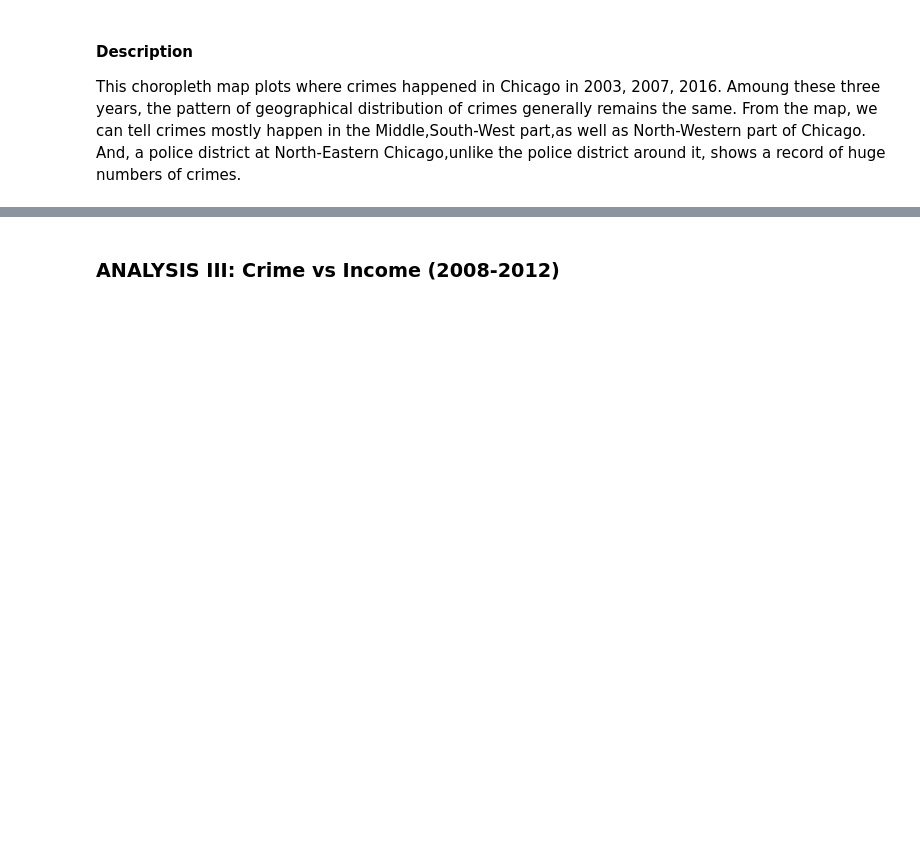
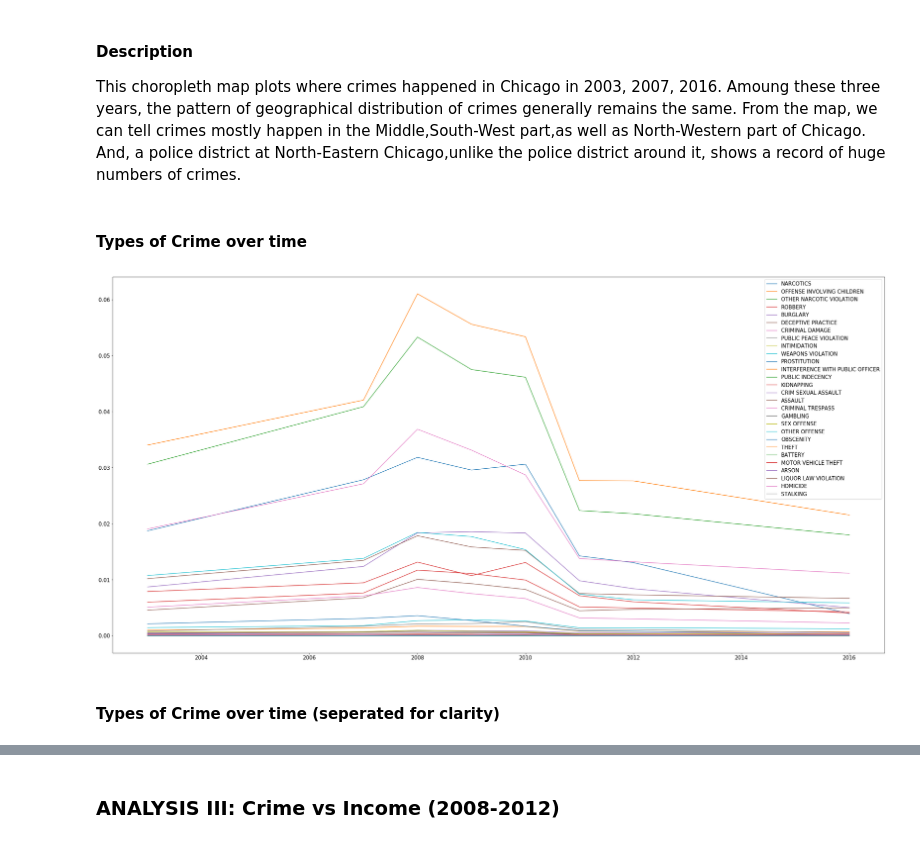
Before and after one commit to nschenone/Crime_Analysis_in_Chicago, a Jupyter notebook: COGS_108_Final_Project.ipynb, the cells around one changed output, grey strips where cells are left out. Cells and saved outputs as stored; diff of their text form; code cells hidden in the pictures; blank space fills up the shorter version.

```diff
--- a/COGS_108_Final_Project.ipynb
+++ b/COGS_108_Final_Project.ipynb
@@ -516,3 +516,36 @@ axs[2].set_title('Crime by region in Chicago in 2016');
 #### Description
 This choropleth map plots where crimes happened in Chicago in 2003, 2007, 2016. Amoung these three years, the pattern of geographical distribution of crimes generally remains the same.
 From the map, we can tell crimes mostly happen in the Middle,South-West part,as well as North-Western part of Chicago. And, a police district at North-Eastern Chicago,unlike the police district around it, shows a record of huge numbers of crimes.
+# %% [markdown]
+#### Types of Crime over time
+# %%
+plt.rcParams['figure.figsize'] = (40, 20)
+
+all_years = np.array([2003, 2007, 2008, 2009, 2010, 2011, 2012, 2016])
+all_crimes = np.array([len(df_2003), len(df_2007), len(df_2008), len(df_2009), len(df_2010), len(df_2011), len(df_2012), len(df_2016)])
+crime_per_capita = all_crimes / all_capita
+all_capita = np.array([2_866_361, 2_811_035, 2_830_026, 2_851_268, 2_695_598, 2_705_248, 2_714_856, 2_704_958])
+df_crime_per_capita = pd.DataFrame(data={"Number of Crimes": all_crimes, "Capita": all_capita, "Crimes per Capita": crime_per_capita}, index=all_years)
+
+all_crime_datasets = [df_2003, df_2007, df_2008, df_2009, df_2010, df_2011, df_2012, df_2016]
+crime_per_capita_categorized = []
+common_crimes = set()
+for dataset in all_crime_datasets:
+    if (not len(common_crimes)):
+        common_crimes = set(dataset["Primary Type"].values)
+    else:
+        common_crimes = common_crimes.intersection(set(dataset["Primary Type"].values))
+common_crimes = list(common_crimes)
+for crime in common_crimes:
+    crime_per_capita_singleType = []
+    for dataset in all_crime_datasets:
+        crime_per_capita_singleType.append(len(dataset[dataset["Primary Type"] == crime]))
+    crime_per_capita_categorized.append(np.array(crime_per_capita_singleType) / all_capita)
+
+for i in range(len(common_crimes)):
+    plt.plot(all_years, crime_per_capita_categorized[i], label=common_crimes[i]);
+plt.legend();
+# %% [output]
+[figure, added]
+# %% [markdown]
+#### Types of Crime over time (seperated for clarity)
```
Also changed, not shown: parts of 11 cells of this notebook, 1 other file.
